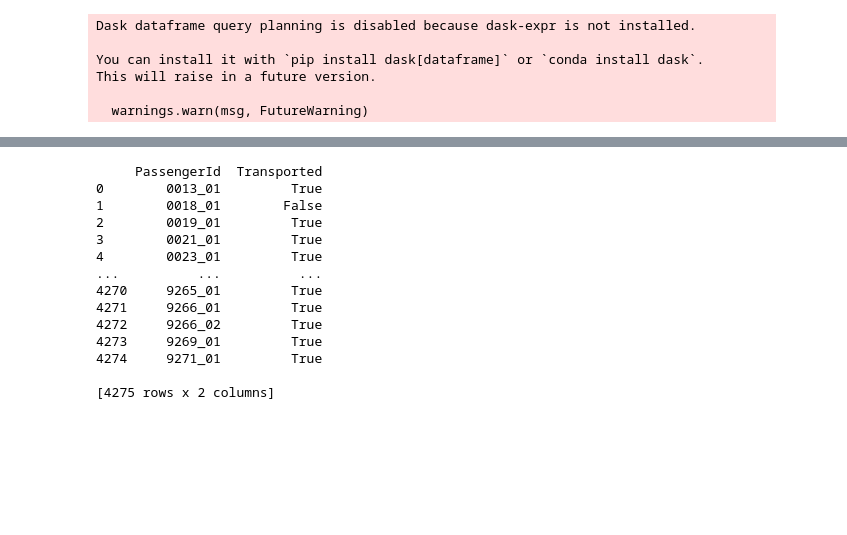
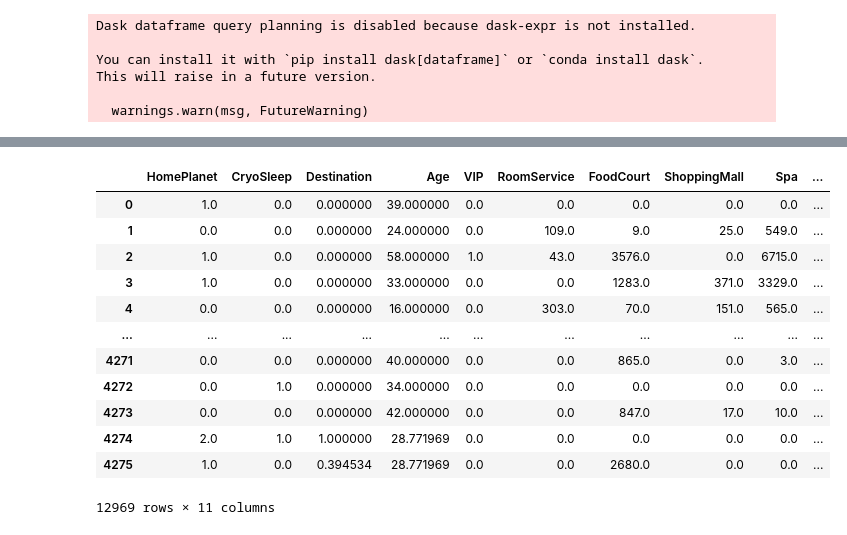
Before and after one commit to ryouy/AKaggle, a Jupyter notebook: Spaceship_Titanic.ipynb, the cells around one changed output, grey strips where cells are left out. Saved outputs shown, nothing was run; the diff lists cells and outputs as text; code cells hidden in the pictures; blank space fills up the shorter version.

```diff
--- a/Spaceship_Titanic.ipynb
+++ b/Spaceship_Titanic.ipynb
@@ -241,22 +81,32 @@ y_pred = clf.predict(X_test)
-# %%
-y_pred_df = pd.DataFrame(y_pred, columns=["Transported"])
-y_pred_df = pd.concat([Id_data_test, y_pred_df], axis=1)
-y_pred_df['Transported'] = y_pred_df['Transported'].replace({0: False, 1: True})
-
-print(y_pred_df.head(-2))
-y_pred_df.to_csv('submission.csv', index=False)
-# %% [output]
-     PassengerId  Transported
-0        0013_01         True
-1        0018_01        False
-2        0019_01         True
-3        0021_01         True
-4        0023_01         True
-...          ...          ...
-4270     9265_01         True
-4271     9266_01         True
-4272     9266_02         True
-4273     9269_01         True
-4274     9271_01         True
-
-[4275 rows x 2 columns]
+# %%
+#data['Service'] = data['RoomService'] + data['FoodCourt'] + data['ShoppingMall'] + data['Spa'] + data['VRDeck']
+#data=data.drop(['RoomService','FoodCourt','ShoppingMall','Spa','VRDeck'],axis=1)
+
+# 各列の欠損値を埋める
+for col in data.columns:
+    if col == "Transported":  # Transported列を特別処理
+        data[col].fillna(-1, inplace=True)  # 欠損値を一時的に -1 に置き換え
+        continue
+    if data[col].dtype in ['float64', 'int64']:  # 数値型
+        data[col].fillna(data[col].mean(), inplace=True)
+
+
+
+
+# Transported列が0, 1, 欠損値のみになるように確認
+data['Transported'] = data['Transported'].astype(int)
+data.head(-1)
+# %% [output]
+|  | HomePlanet | CryoSleep | Destination | Age | VIP | RoomService | FoodCourt | ShoppingMall | Spa | ... |
+| 0 | 1.0 | 0.0 | 0.000000 | 39.000000 | 0.0 | 0.0 | 0.0 | 0.0 | 0.0 | ... |
+| 1 | 0.0 | 0.0 | 0.000000 | 24.000000 | 0.0 | 109.0 | 9.0 | 25.0 | 549.0 | ... |
+| 2 | 1.0 | 0.0 | 0.000000 | 58.000000 | 1.0 | 43.0 | 3576.0 | 0.0 | 6715.0 | ... |
+| 3 | 1.0 | 0.0 | 0.000000 | 33.000000 | 0.0 | 0.0 | 1283.0 | 371.0 | 3329.0 | ... |
+| 4 | 0.0 | 0.0 | 0.000000 | 16.000000 | 0.0 | 303.0 | 70.0 | 151.0 | 565.0 | ... |
+| ... | ... | ... | ... | ... | ... | ... | ... | ... | ... | ... |
+| 4271 | 0.0 | 0.0 | 0.000000 | 40.000000 | 0.0 | 0.0 | 865.0 | 0.0 | 3.0 | ... |
+| 4272 | 0.0 | 1.0 | 0.000000 | 34.000000 | 0.0 | 0.0 | 0.0 | 0.0 | 0.0 | ... |
+| 4273 | 0.0 | 0.0 | 0.000000 | 42.000000 | 0.0 | 0.0 | 847.0 | 17.0 | 10.0 | ... |
+| 4274 | 2.0 | 1.0 | 1.000000 | 28.771969 | 0.0 | 0.0 | 0.0 | 0.0 | 0.0 | ... |
+| 4275 | 1.0 | 0.0 | 0.394534 | 28.771969 | 0.0 | 0.0 | 2680.0 | 0.0 | 0.0 | ... |
+12969 rows × 11 columns
```
Also changed, not shown: parts of 9 cells of this notebook.
